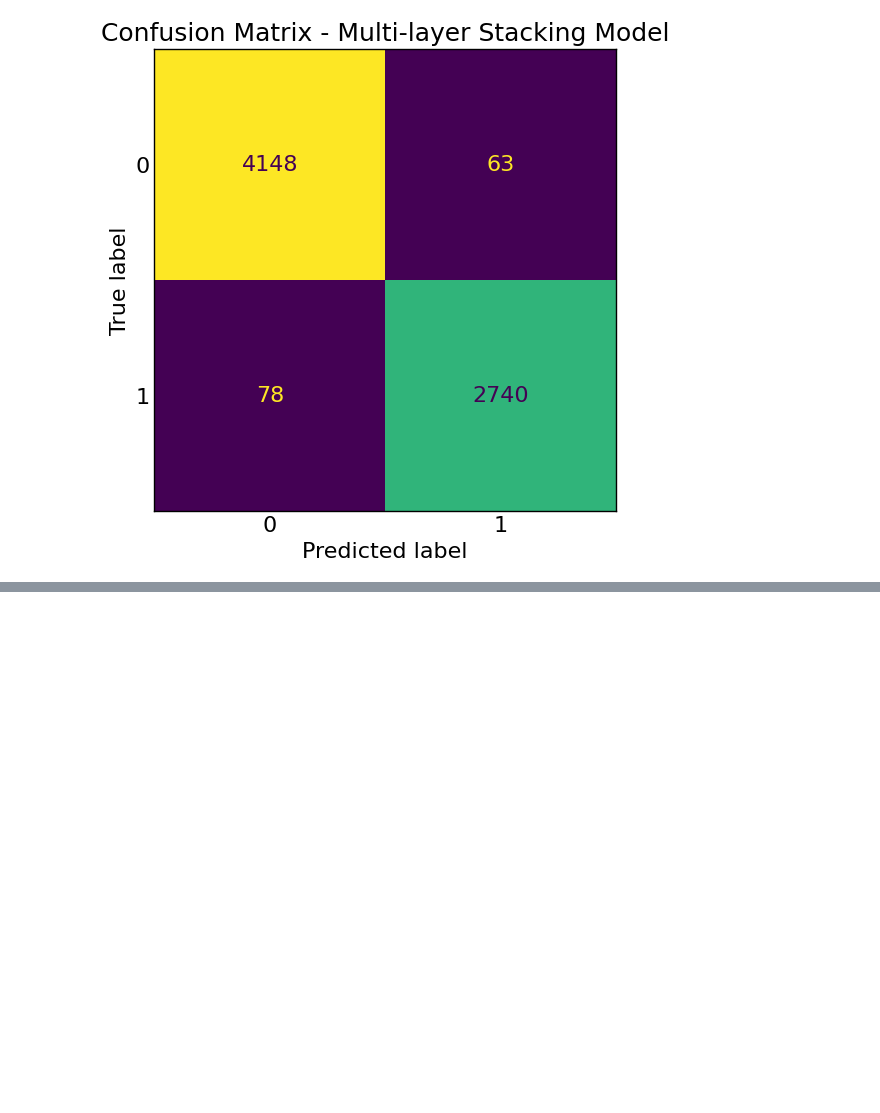
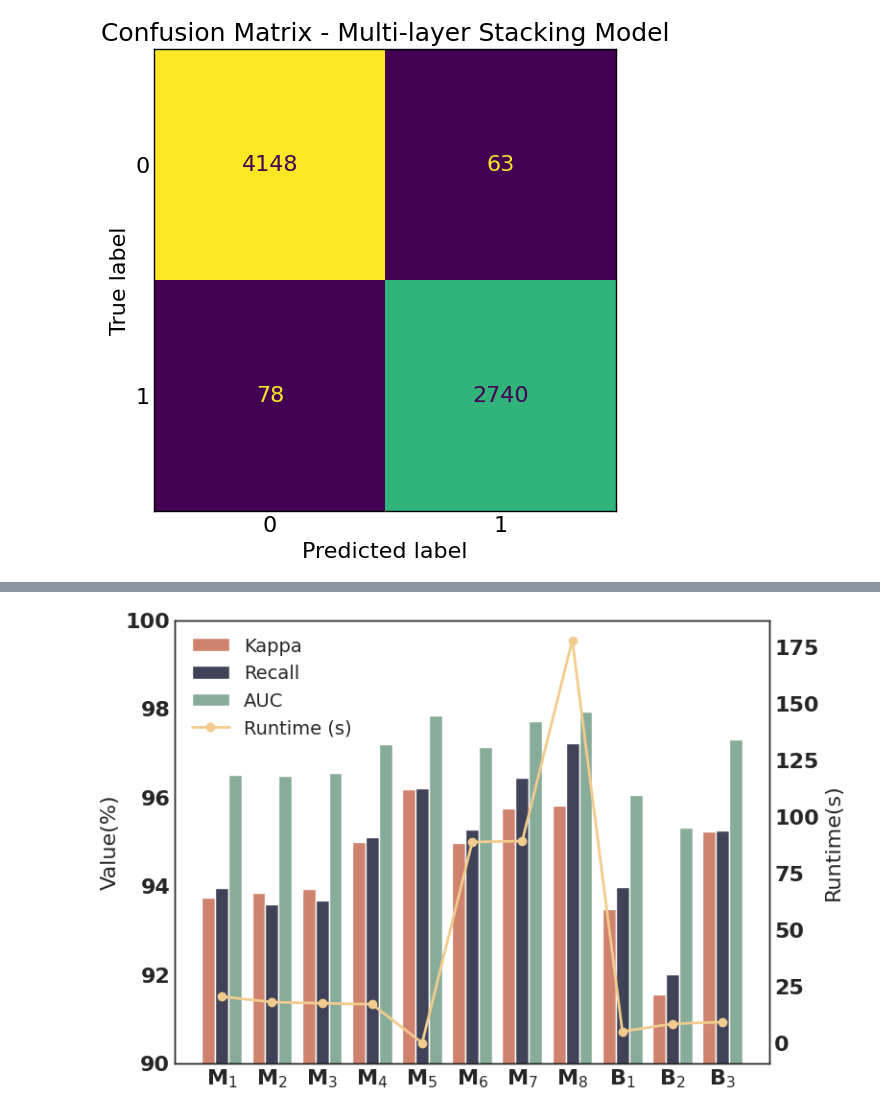
Before and after one commit to ZenCoder-art/ofd, a Jupyter notebook: backend/notebooks/data_analysis.ipynb, the cells around one changed output, grey strips where cells are left out. Saved outputs shown, nothing was run; the diff lists cells and outputs as text; code cells hidden in the pictures; blank space fills up the shorter version.

```diff
--- a/backend/notebooks/data_analysis.ipynb
+++ b/backend/notebooks/data_analysis.ipynb
@@ -601,0 +517,76 @@ plt.show()
+# %%
+df = pd.DataFrame(data)
+df["Kappa"] = df["Kappa"] * 100
+df["Recall"] = df["Recall"] * 100
+df["AUC"] = df["AUC"] * 100
+df_long = pd.melt(
+    df,
+    id_vars=["Model"],
+    value_vars=["Kappa", "Recall", "AUC"],
+    var_name="Metric",
+    value_name="Value",
+)
+fig, ax = plt.subplots(figsize=(8, 6))
+bar_palette = [
+    (223/255, 122/255, 94/255),
+    (60/255, 64/255, 91/255),
+    (130/255, 178/255, 154/255),
+]
+sns.barplot(
+    data=df_long,
+    x="Model",
+    y="Value",
+    hue="Metric",
+    palette=bar_palette,
+    ax=ax,
+    width=0.8,
+)
+ax.set_ylim(90, 100)
+ax.set_xlabel("")
+for label in ax.get_yticklabels():
+    label.set_fontweight("bold")
+ax.set_ylabel("Value(%)", fontsize=16)
+ax.tick_params(
+    axis="both",
+    which="both",
+    bottom=False,
+    top=False,
+    left=False,
+    right=False,
+    labelbottom=True,
+    labelleft=True,
+)
+ax.tick_params(axis="y", length=0)
+ax1 = ax.twinx()
+ax1.plot(
+    df["Model"],
+    df["Runtime_s"],
+    color="#f2cc8e",
+    marker="o",
+    linestyle="-",
+    linewidth=2,
+    label="Runtime (s)",
+)
+ax1.tick_params(
+    axis="both",
+    which="both",
+    bottom=False,
+    top=False,
+    left=False,
+    right=False,
+    labelbottom=True,
+    labelleft=False,
+)
+ax1.set_ylabel("Runtime(s)", fontsize=16)
+ax1.tick_params(axis="y", length=0)
+
+for label in ax1.get_yticklabels():
+    label.set_fontweight("bold")
+ax.legend_.remove()
+h1, l1 = ax.get_legend_handles_labels()
+h2, l2 = ax1.get_legend_handles_labels()
+ax1.legend(h1 + h2, l1 + l2, loc="upper left", fontsize=14)
+ax.yaxis.set_ticks_position("none")
+plt.show()
+# %% [output]
+[figure, added]
```
Also changed, not shown: parts of 24 cells of this notebook, 3 other files.
